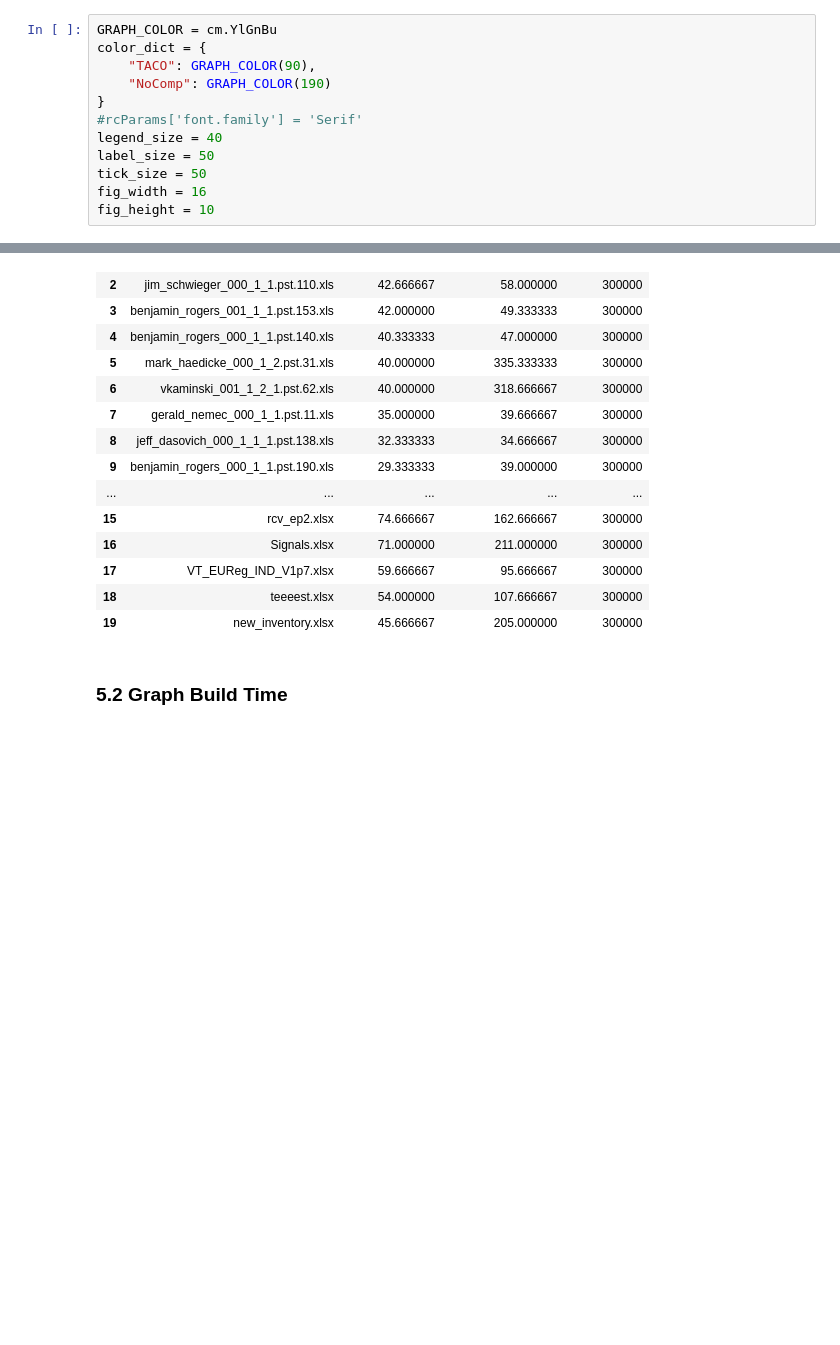
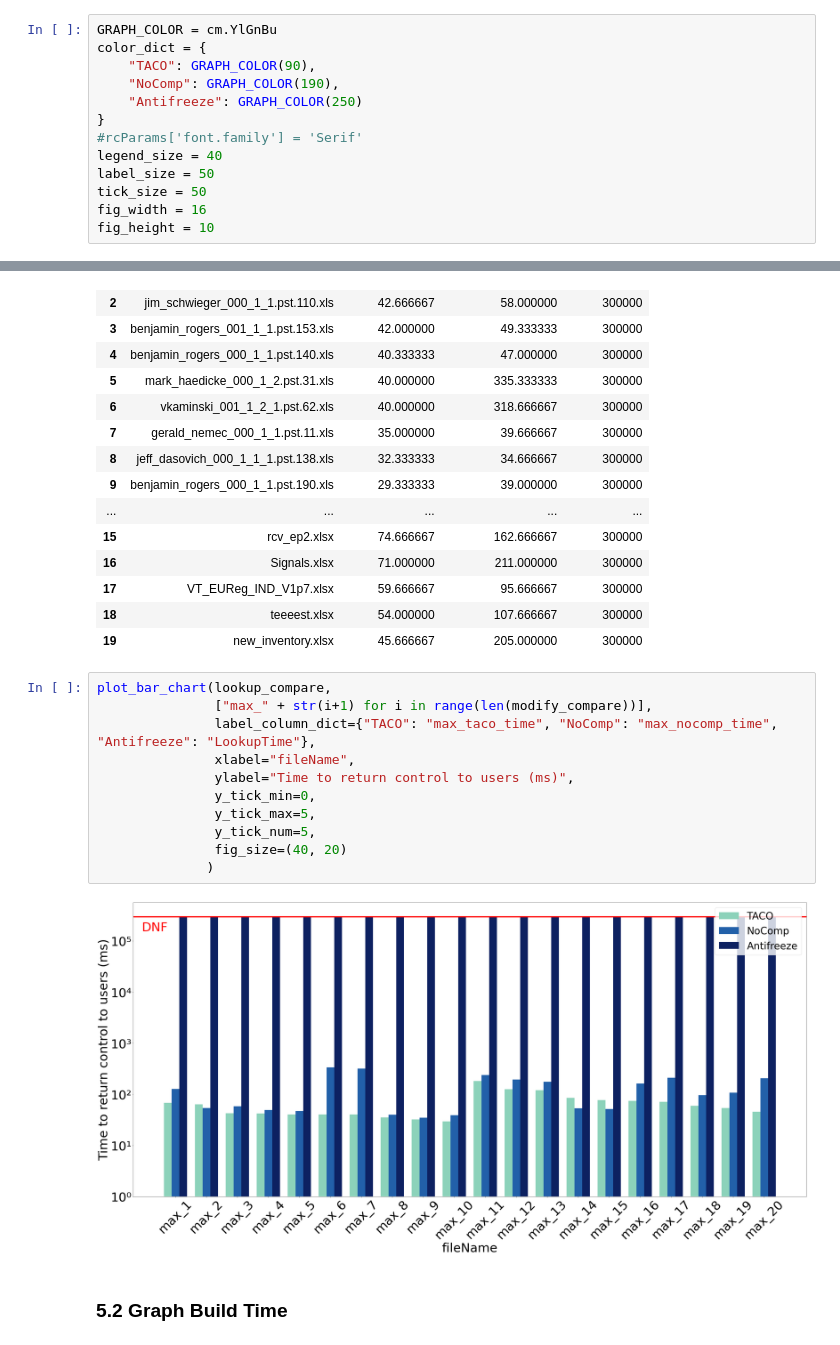
Before and after one commit to dataspread/SpreadsheetAnalyzer, a Jupyter notebook: test_result_analysis.ipynb, the cells around one changed output, grey strips where cells are left out. Drawn from its saved outputs; the diff is of its cells as text; blank space fills up the shorter version.

```diff
--- a/test_result_analysis.ipynb
+++ b/test_result_analysis.ipynb
@@ -22,7 +22,8 @@ enron_modify, github_modify = os.path.join(modify_results, "enron", "output"), o
 GRAPH_COLOR = cm.YlGnBu
 color_dict = {
     "TACO": GRAPH_COLOR(90),
-    "NoComp": GRAPH_COLOR(190)
+    "NoComp": GRAPH_COLOR(190),
+    "Antifreeze": GRAPH_COLOR(250)
 }
 #rcParams['font.family'] = 'Serif'
 legend_size = 40
@@ -941,6 +993,19 @@ lookup_compare
 | 17 | VT_EUReg_IND_V1p7.xlsx | 59.666667 | 95.666667 | 300000 |
 | 18 | teeeest.xlsx | 54.000000 | 107.666667 | 300000 |
 | 19 | new_inventory.xlsx | 45.666667 | 205.000000 | 300000 |
+# %%
+plot_bar_chart(lookup_compare,
+               ["max_" + str(i+1) for i in range(len(modify_compare))],
+               label_column_dict={"TACO": "max_taco_time", "NoComp": "max_nocomp_time", "Antifreeze": "LookupTime"},
+               xlabel="fileName",
+               ylabel="Time to return control to users (ms)",
+               y_tick_min=0,
+               y_tick_max=5,
+               y_tick_num=5,
+               fig_size=(40, 20)
+              )
+# %% [output]
+[figure, added]
 # %% [markdown]
 ### 5.2 Graph Build Time
 # %%
```
Also changed, not shown: parts of 3 cells of this notebook.
